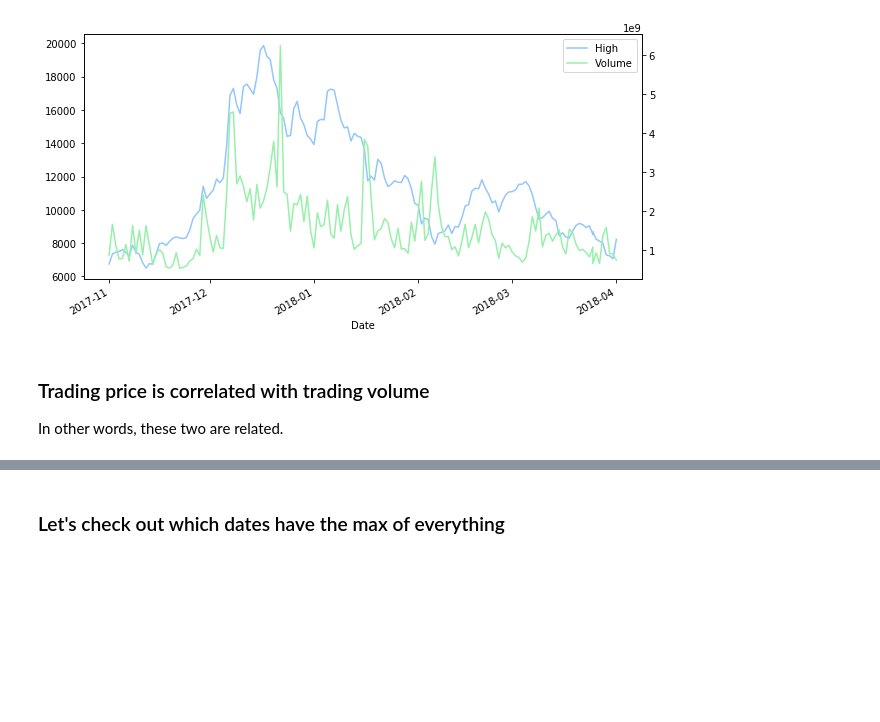
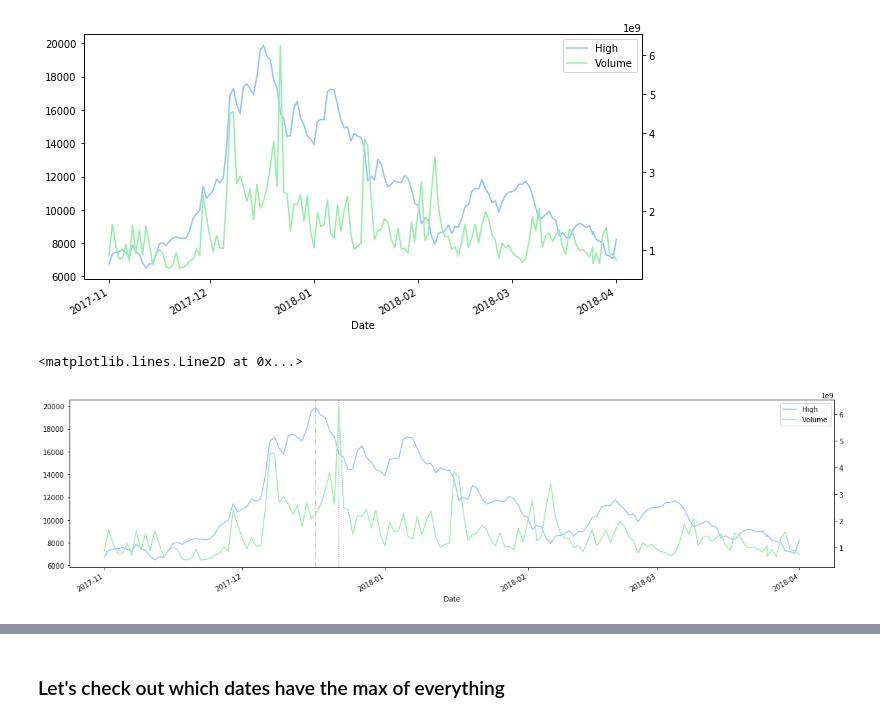
Before and after one commit to magicmathmandarin/IMO, a Jupyter notebook: Bitcoin Trade Time Series.ipynb, the cells around one changed output, grey strips where cells are left out. Saved outputs shown, nothing was run; the diff lists cells and outputs as text; code cells hidden in the pictures; blank space fills up the shorter version.

```diff
--- a/Bitcoin Trade Time Series.ipynb
+++ b/Bitcoin Trade Time Series.ipynb
@@ -110,6 +118,12 @@ exuberant_blah[['High',"Volume"]].plot(secondary_y=['Volume'], mark_right=False,
 # %% [output]
 <matplotlib.axes._subplots.AxesSubplot at 0x...>
 [figure]
-# %% [markdown]
-### Trading price is correlated with trading volume
-In other words, these two are related.
+# %%
+price_max= pd.to_datetime("2017-12-17")
+volume_max =pd.to_datetime("2017-12-22")
+ax=exuberant_blah[['High',"Volume"]].plot(secondary_y=['Volume'], mark_right=False, figsize=(20, 5))
+ax.axvline(price_max, color ='grey', alpha=0.5, dashes=(5, 2, 1, 2))
+ax.axvline(volume_max, color ='grey', alpha=0.5, dashes=(1,1))
+# %% [output]
+<matplotlib.lines.Line2D at 0x...>
+[figure, added]
```
Also changed, not shown: parts of 14 cells of this notebook.
